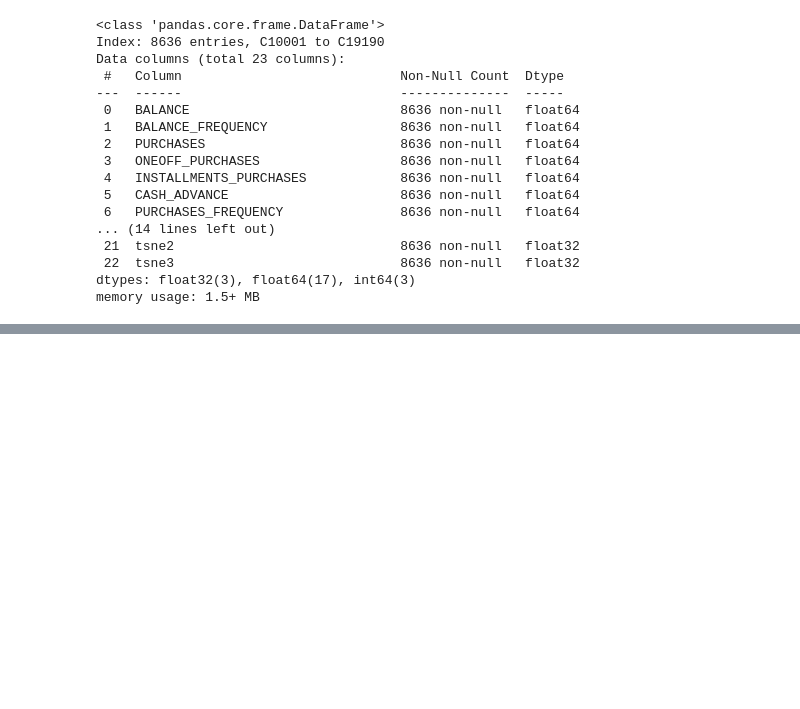
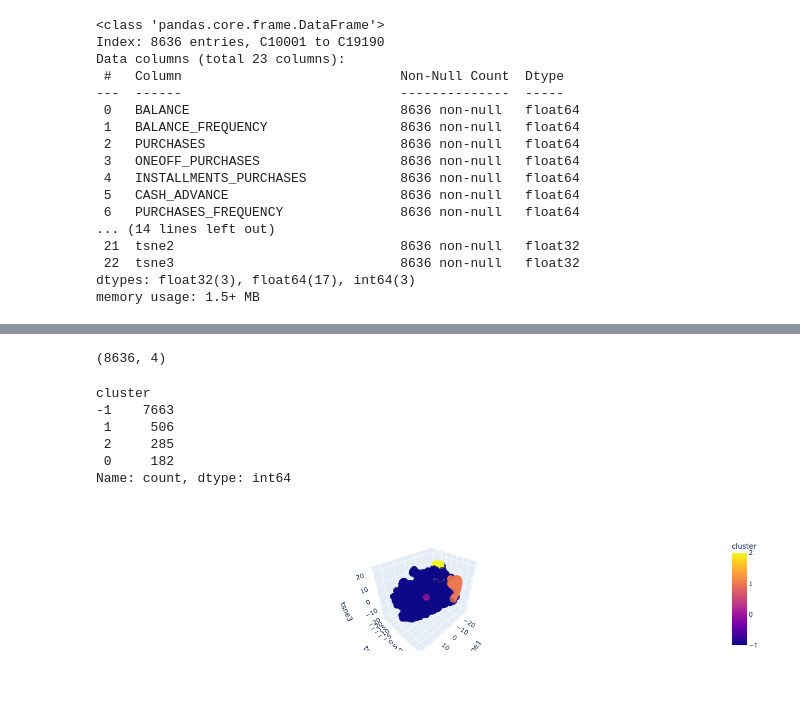
Before and after one commit to lusm554/clustering, a Jupyter notebook: clustering_example.ipynb, the cells around one changed output, grey strips where cells are left out. Cells and saved outputs as stored; diff of their text form; code cells hidden in the pictures; blank space fills up the shorter version.

Commit message:
simple hdbscan_data

```diff
--- a/clustering_example.ipynb
+++ b/clustering_example.ipynb
@@ -218,3 +219,7 @@ Data columns (total 23 columns):
  22  tsne3                             8636 non-null   float32
 dtypes: float32(3), float64(17), int64(3)
 memory usage: 1.5+ MB
+# %%
+tsne_columns = [f"tsne{i+1}" for i in range(3)]
+pca_columns = [f"pca{i+1}" for i in range(3)]
+pca_tsne_cols = tsne_columns + pca_columns
@@ -220,0 +230,7 @@ memory usage: 1.5+ MB
+# %%
+hdbscan_data = data.copy()
+# %%
+%%time
+hdbscan = HDBSCAN(min_cluster_size=100)
+cluster = hdbscan.fit_predict(hdbscan_data.drop(pca_tsne_cols, axis=1))
+hdbscan_data["cluster"] = cluster
@@ -220,0 +240,24 @@ memory usage: 1.5+ MB
+# %%
+len(cluster), len(set(cluster))
+# %% [output]
+(8636, 4)
+# %%
+hdbscan_data.cluster.value_counts()
+# %% [output]
+cluster
+-1    7663
+ 1     506
+ 2     285
+ 0     182
+Name: count, dtype: int64
+# %%
+px.scatter_3d(
+    hdbscan_data,
+    x='tsne1',
+    y='tsne2',
+    z='tsne3',
+    color='cluster',
+    opacity=0.7,
+)
+# %% [output]
+[figure, added]
```
Also changed, not shown: parts of 4 cells of this notebook.
